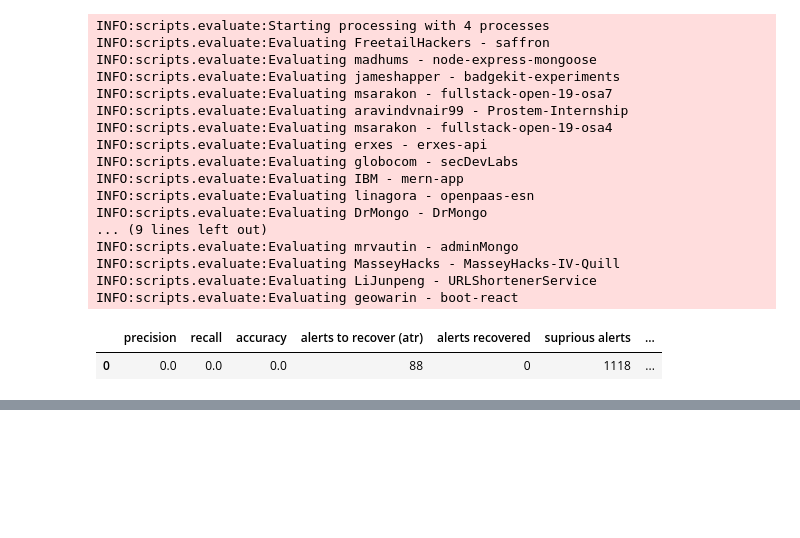
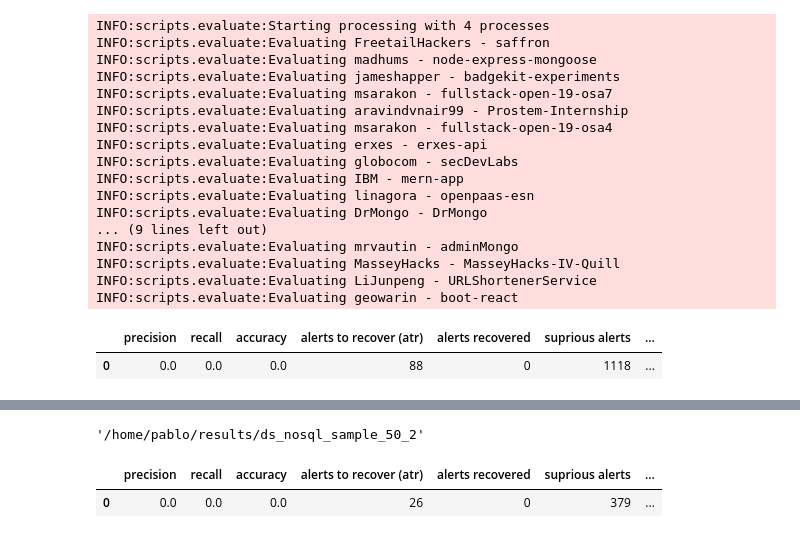
Before and after one commit to thepalbi/tsm-pipeline, a Jupyter notebook: code/notebooks/datasets_nosql_1.ipynb, the cells around one changed output, grey strips where cells are left out. Saved outputs shown, nothing was run; the diff lists cells and outputs as text; code cells hidden in the pictures; blank space fills up the shorter version.

Commit message:
resultados raros de evaluar sobre train

```diff
--- a/code/notebooks/datasets_nosql_1.ipynb
+++ b/code/notebooks/datasets_nosql_1.ipynb
@@ -632,0 +655,2 @@ calculate_scores_df(
+# %%
+results_dir = "/home/pablo/results/ds_nosql_sample_50_2"
@@ -632,0 +748,14 @@ calculate_scores_df(
+# %%
+results_dir
+# %% [output]
+'/home/pablo/results/ds_nosql_sample_50_2'
+# %%
+from scripts.calculate_scores import calculate_scores_df
+
+calculate_scores_df(
+    results_folder=results_dir,
+    cleanup_base_dir="/tmp",
+)
+# %% [output]
+|  | precision | recall | accuracy | alerts to recover (atr) | alerts recovered | suprious alerts | ... |
+| 0 | 0.0 | 0.0 | 0.0 | 26 | 0 | 379 | ... |
```
Also changed, not shown: parts of 6 cells of this notebook.
